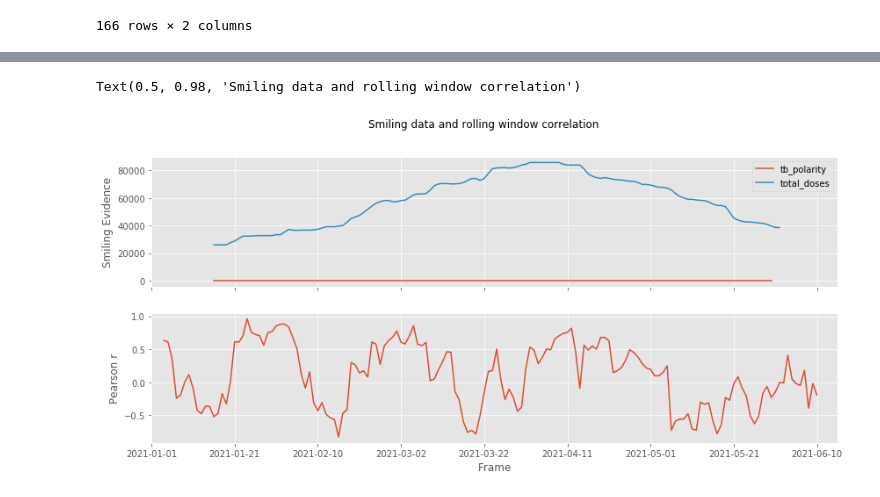
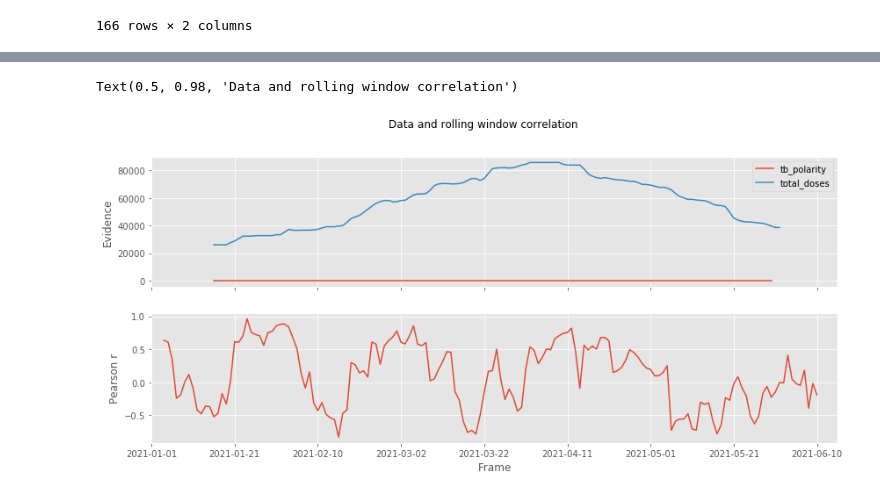
Before and after one commit to christisarv/2021-covid-vaccine-analysis, a Jupyter notebook: Vaccinantion Records Analysis.ipynb, the cells around one changed output, grey strips where cells are left out. Drawn from its saved outputs; the diff is of its cells as text; code cells hidden in the pictures.

```diff
--- a/Vaccinantion Records Analysis.ipynb
+++ b/Vaccinantion Records Analysis.ipynb
@@ -82,6 +87,9 @@ new_la['total_doses'] = new_la['Dose1_all']
 I'm writing a function to run each dataframe through to format with only the columns I want. Then I'll look at the data overall.
 # %%
 def to_merge(dataframe):
+
+    """preps dataframe for time series formatting"""
+
     city_subset = dataframe[['date', 'city', 'total_doses']]
     return(city_subset)
 # %%
@@ -636,18 +665,18 @@ Scipy computed Pearson r: 0.27601154310229825 and p-value: 0.0003470495214896889
 # %%
 # Set window size to compute moving window synchrony.
 r_window_size = 7
 
 # Interpolate missing data.
 # df_interpolated = df.interpolate()
 
 # Compute rolling window synchrony
 rolling_r = nyc_corr['tb_polarity'].rolling(window=r_window_size, center=True).corr(nyc_corr['total_doses'])
 f,ax=plt.subplots(2,1,figsize=(14,6),sharex=True)
 nyc_corr.rolling(window=30,center=True).median().plot(ax=ax[0])
-ax[0].set(xlabel='Frame',ylabel='Smiling Evidence')
+ax[0].set(xlabel='Frame',ylabel='Evidence')
 rolling_r.plot(ax=ax[1])
 ax[1].set(xlabel='Frame',ylabel='Pearson r')
-plt.suptitle("Smiling data and rolling window correlation")
+plt.suptitle("Data and rolling window correlation")
 # %% [output]
-Text(0.5, 0.98, 'Smiling data and rolling window correlation')
+Text(0.5, 0.98, 'Data and rolling window correlation')
-[figure, old version]
+[figure, new version]
```
Also changed, not shown: parts of 12 cells of this notebook, 1 other file.
